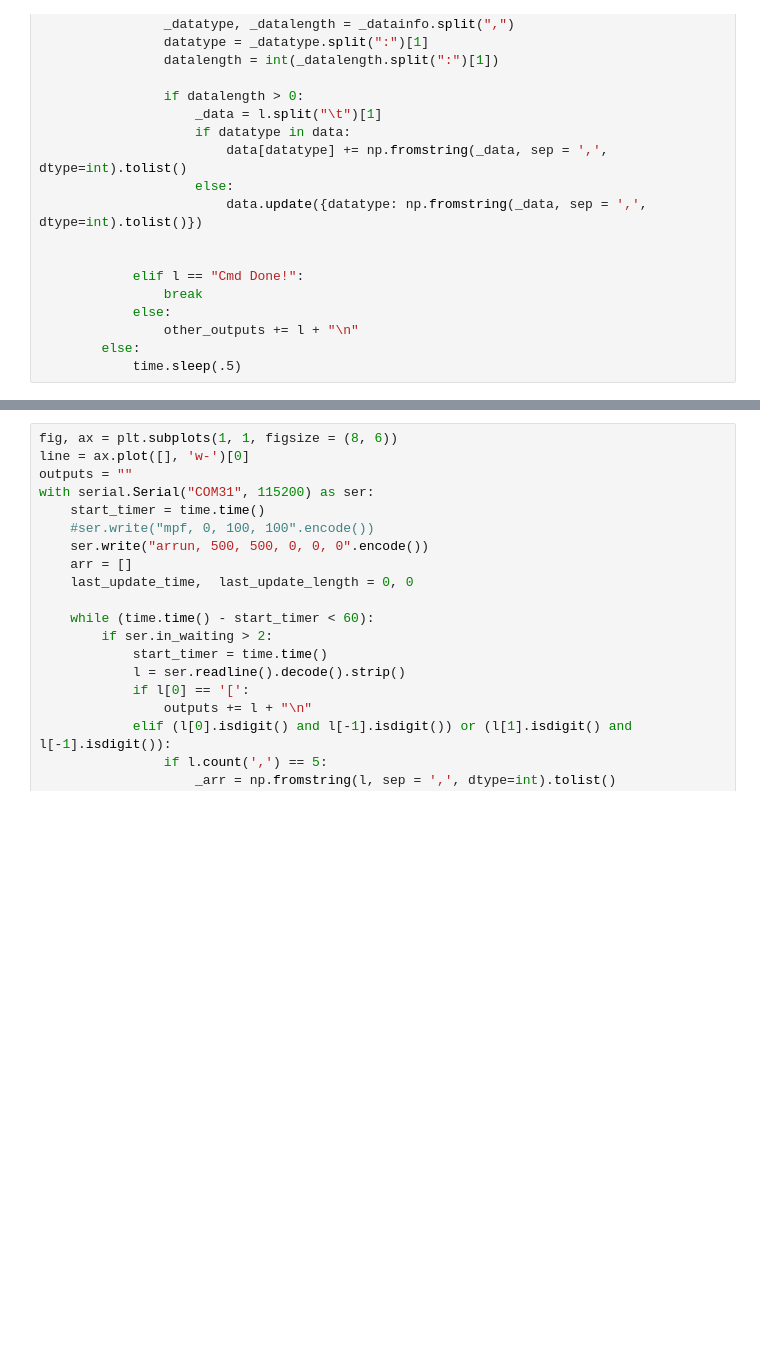
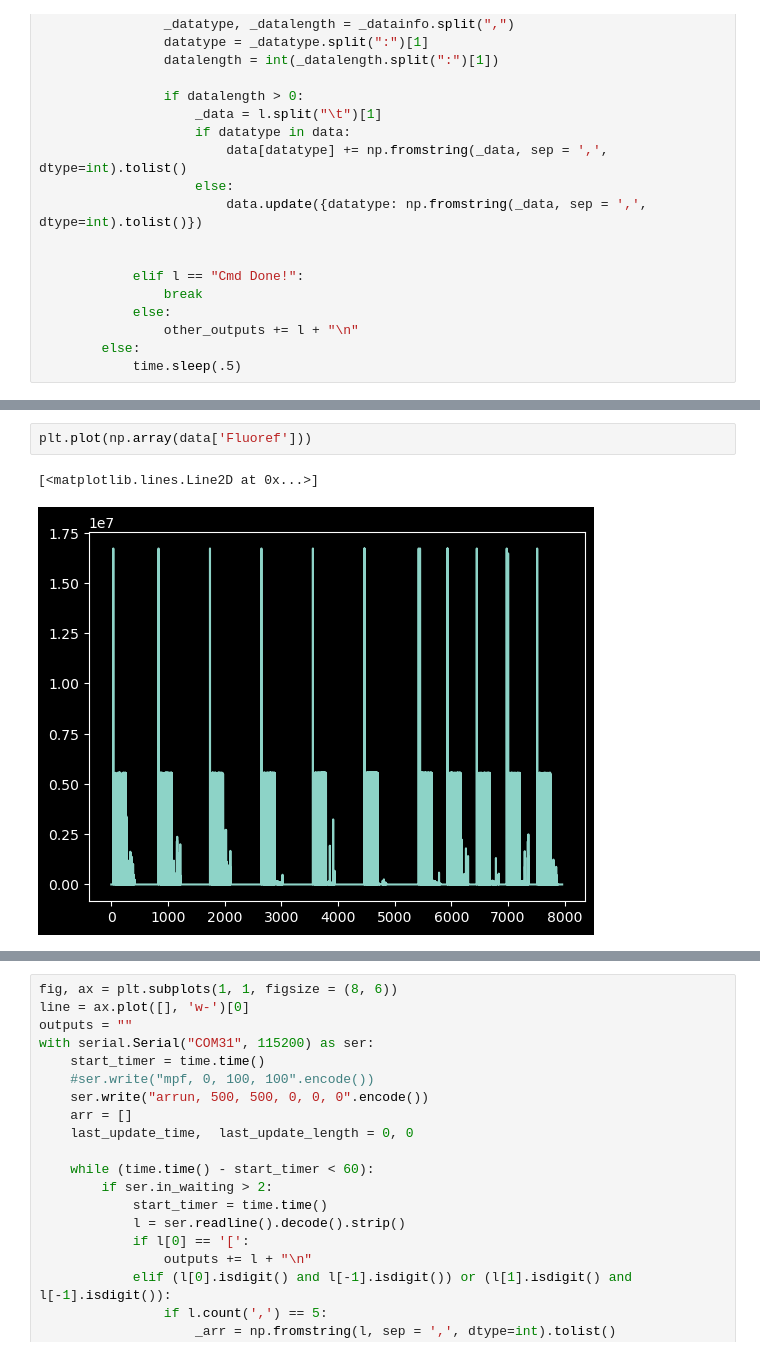
Before and after one commit to Jan-IngenHousz-Institute/ambit, a Jupyter notebook: sender.ipynb, the cells around one changed output, grey strips where cells are left out. Drawn from its saved outputs; the diff is of its cells as text; blank space fills up the shorter version.

```diff
--- a/sender.ipynb
+++ b/sender.ipynb
@@ -137 +129,6 @@ plt.plot(np.array(data['Fluo']) / np.array(data['Fluoref']))
+# %%
+plt.plot(np.array(data['Fluoref']))
+# %% [output]
+[<matplotlib.lines.Line2D at 0x...>]
+[figure, added]
 # %%
```
Also changed, not shown: parts of 5 cells of this notebook, 4 other files.
